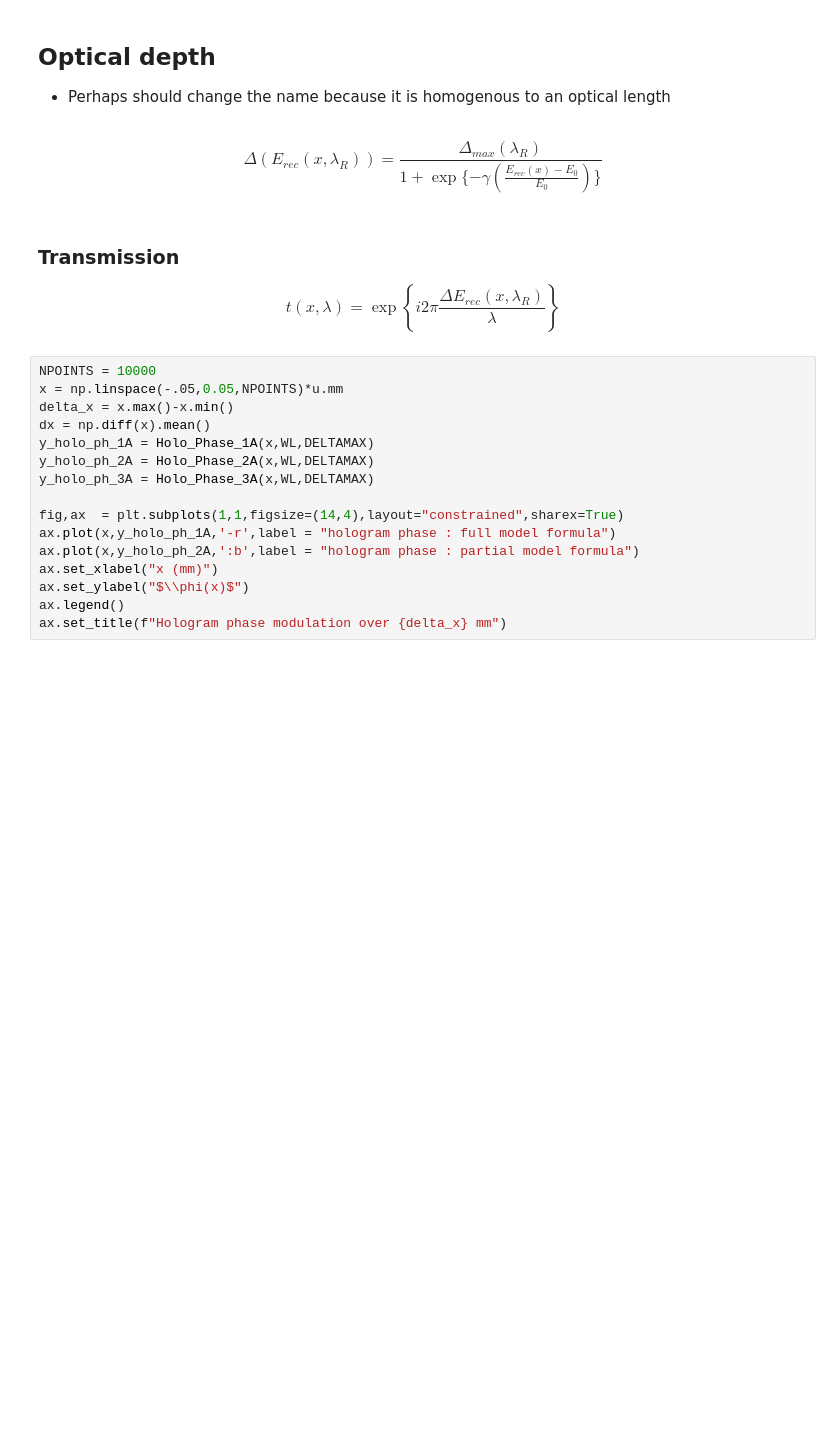
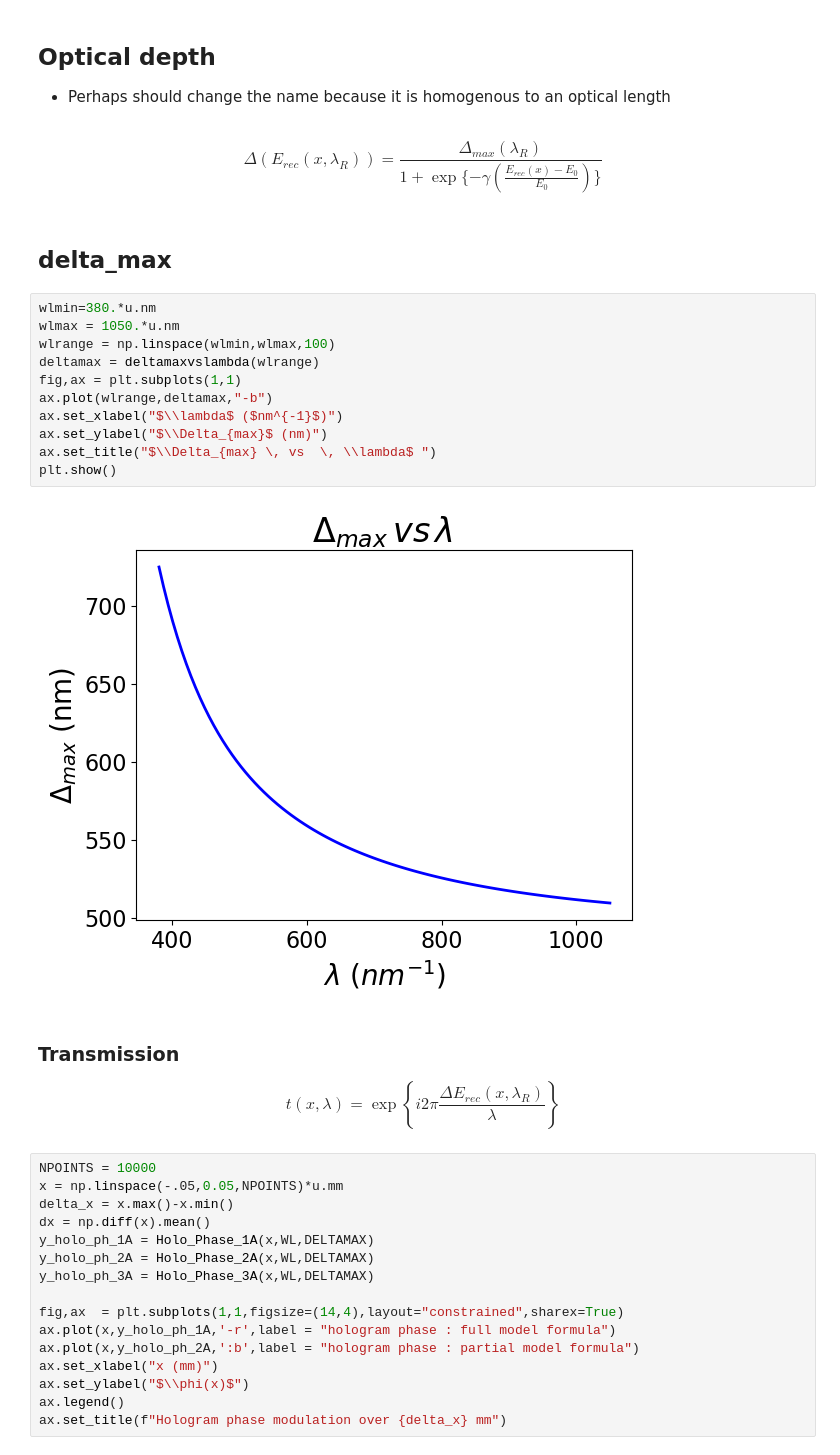
Before and after one commit to sylvielsstfr/AuxtelPSFpoppy, a Jupyter notebook: docs/notebooks/introdiffraction/08_FFT1D_EmulsionInterferenceTwoSourcesfromlib.ipynb, the cells around one changed output. Cells and saved outputs as stored; diff of their text form; blank space fills up the shorter version.

```diff
--- a/docs/notebooks/introdiffraction/08_FFT1D_EmulsionInterferenceTwoSourcesfromlib.ipynb
+++ b/docs/notebooks/introdiffraction/08_FFT1D_EmulsionInterferenceTwoSourcesfromlib.ipynb
@@ -184,6 +184,21 @@ ax1.set_ylim(-0.1,1.1)
 $$
 \Delta (E_{rec}(x,\lambda_R)) = \frac{\Delta_{max}(\lambda_R) }{ 1 + \exp\{ -\gamma\left(\frac{E_{rec}(x)-E_0 }{E_0}\right)\}}
 $$
+# %% [markdown]
+## delta_max
+# %%
+wlmin=380.*u.nm
+wlmax = 1050.*u.nm
+wlrange = np.linspace(wlmin,wlmax,100)
+deltamax = deltamaxvslambda(wlrange)
+fig,ax = plt.subplots(1,1)
+ax.plot(wlrange,deltamax,"-b")
+ax.set_xlabel("$\\lambda$ ($nm^{-1}$)")
+ax.set_ylabel("$\\Delta_{max}$ (nm)")
+ax.set_title("$\\Delta_{max} \, vs  \, \\lambda$ ")
+plt.show()
+# %% [output]
+[figure, added]
 # %% [markdown]
 ### Transmission
 $$
```
Also changed, not shown: parts of 30 cells of this notebook, 9 other files.
